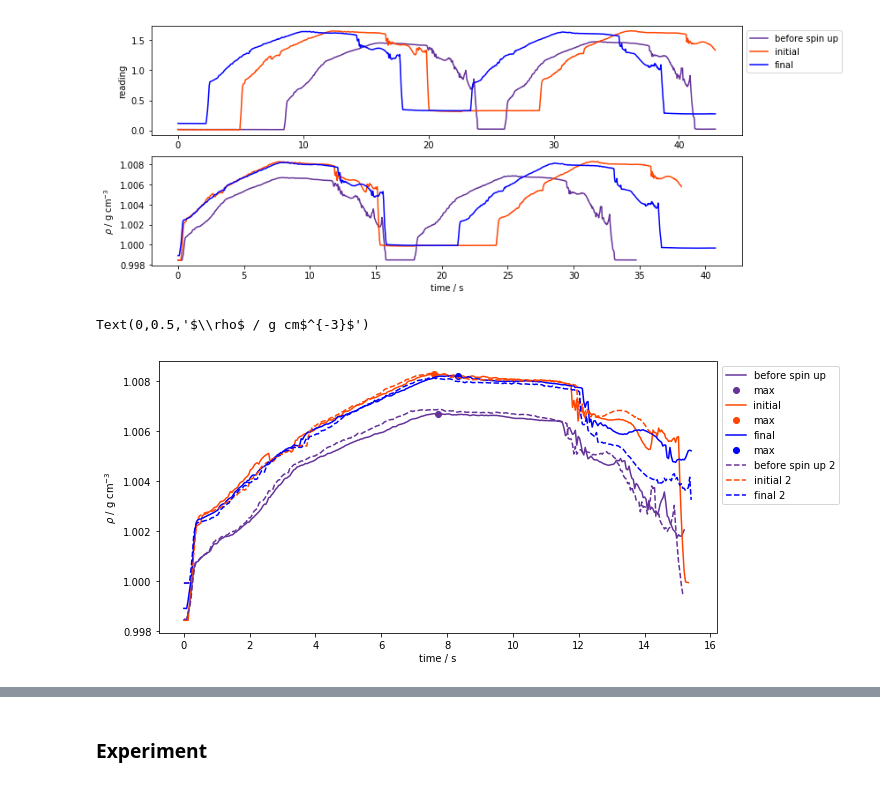
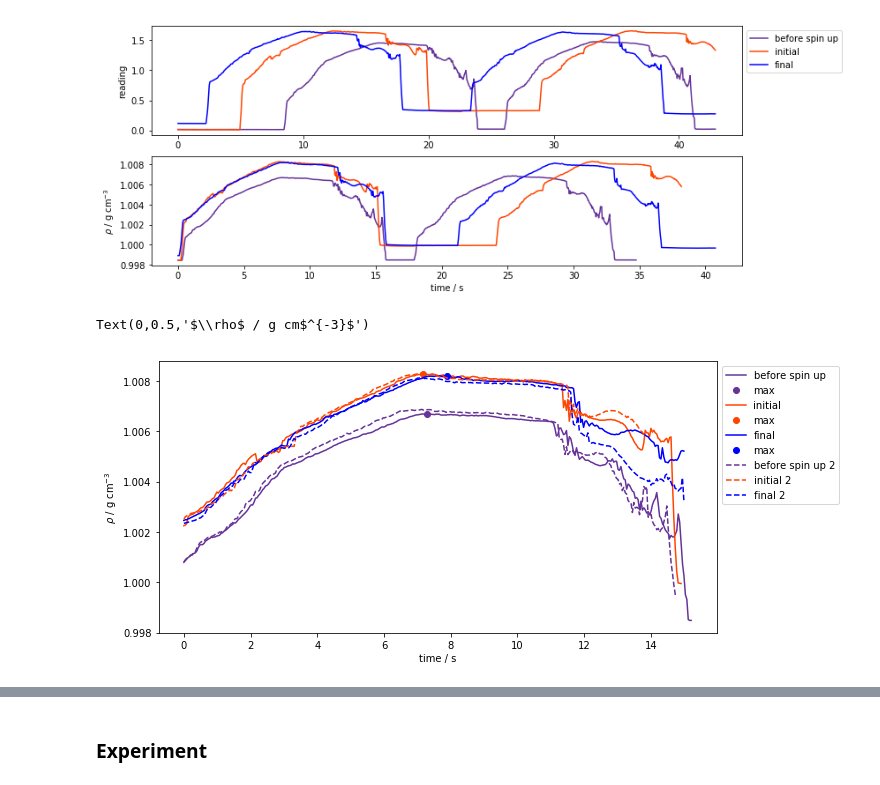
Before and after one commit to UBC-MOAD/MultipleCanyons, a Jupyter notebook: lab/Conduino/Calibration/notebooks/exp_28mar19.ipynb, the cells around one changed output, grey strips where cells are left out. Saved outputs shown, nothing was run; the diff lists cells and outputs as text; code cells hidden in the pictures.

```diff
--- a/lab/Conduino/Calibration/notebooks/exp_28mar19.ipynb
+++ b/lab/Conduino/Calibration/notebooks/exp_28mar19.ipynb
@@ -251,43 +257,43 @@ Text(0,0.5,'$\\rho$ / g cm$^{-3}$')
 fig, (ax2) = plt.subplots(1,1, figsize=(10,5))
 
 filepath_ini0 = '../../exp_28mar19/profile_before_spinup_2.mat'
 filepath_ini = '../../exp_28mar19/profile_initial_2.mat'
 filepath_fin = '../../exp_28mar19/profile_final_2.mat'
 
 mat_ini0 = sio.loadmat(filepath_ini0, squeeze_me=True)
 mat_ini = sio.loadmat(filepath_ini, squeeze_me=True)
 mat_fin = sio.loadmat(filepath_fin, squeeze_me=True)
 
 P_ini0 = mat_ini0['ch3']#dens_C(mat['ch2'])
 P_ini = mat_ini['ch3']#dens_C(mat['ch2'])
 P_fin = mat_fin['ch3']#dens_C(mat['ch2'])
 dens_P_ini0 = densP(mat_ini0['ch3'])
 dens_P_ini = densP(mat_ini['ch3'])
 dens_P_fin = densP(mat_fin['ch3'])
 
 time_ini0 = mat_ini0['time']
 time_ini = mat_ini['time']
 time_fin = mat_fin['time']
 
-ax2.plot(time_ini0[195:550]-time_ini0[195],dens_P_ini0[195:550], label='before spin up', color=colors[1])
-ind = np.argmax(dens_P_ini0[195:550])
-ax2.plot(time_ini0[ind],dens_P_ini0[195:550][ind],'o', label='max', color=colors[1])
+ax2.plot(time_ini0[205:560]-time_ini0[205],dens_P_ini0[205:560], label='before spin up', color=colors[1])
+ind = np.argmax(dens_P_ini0[205:560])
+ax2.plot(time_ini0[ind],dens_P_ini0[205:560][ind],'o', label='max', color=colors[1])
 
-ax2.plot(time_ini[112:470]-time_ini[112],dens_P_ini[112:470], label='initial', color=colors[2])
-ind = np.argmax(dens_P_ini[112:470])
-ax2.plot(time_ini[ind],dens_P_ini[112:470][ind],'o', label='max', color=colors[2])
+ax2.plot(time_ini[122:470]-time_ini[122],dens_P_ini[122:470], label='initial', color=colors[2])
+ind = np.argmax(dens_P_ini[122:470])
+ax2.plot(time_ini[ind],dens_P_ini[122:470][ind],'o', label='max', color=colors[2])
 
-ax2.plot(time_fin[50:410]-time_fin[50],dens_P_fin[50:410], label='final', color=colors[3])
-ind = np.argmax(dens_P_fin[50:410])
-ax2.plot(time_fin[ind],dens_P_fin[50:410][ind],'o', label='max', color=colors[3])
+ax2.plot(time_fin[60:410]-time_fin[60],dens_P_fin[60:410], label='final', color=colors[3])
+ind = np.argmax(dens_P_fin[60:410])
+ax2.plot(time_fin[ind],dens_P_fin[60:410][ind],'o', label='max', color=colors[3])
 
-ax2.plot(time_ini0[605:960]-time_ini0[605],dens_P_ini0[605:960],'--', label='before spin up 2', color=colors[1])
-ax2.plot(time_ini[667:1060]-time_ini[667],dens_P_ini[667:1060],'--', label='initial 2', color=colors[2])
-ax2.plot(time_fin[540:900]-time_fin[540],dens_P_fin[540:900],'--', label='final 2', color=colors[3])
+ax2.plot(time_ini0[615:960]-time_ini0[615],dens_P_ini0[615:960],'--', label='before spin up 2', color=colors[1])
+ax2.plot(time_ini[677:1060]-time_ini[677],dens_P_ini[677:1060],'--', label='initial 2', color=colors[2])
+ax2.plot(time_fin[550:900]-time_fin[550],dens_P_fin[550:900],'--', label='final 2', color=colors[3])
 
 ax2.legend(bbox_to_anchor=(1,1))
 ax2.set_xlabel('time / s')
 ax2.set_ylabel(r'$\rho$ / g cm$^{-3}$')
 # %% [output]
 Text(0,0.5,'$\\rho$ / g cm$^{-3}$')
-[figure, old version]
+[figure, new version]
```
Also changed, not shown: parts of 6 cells of this notebook.
